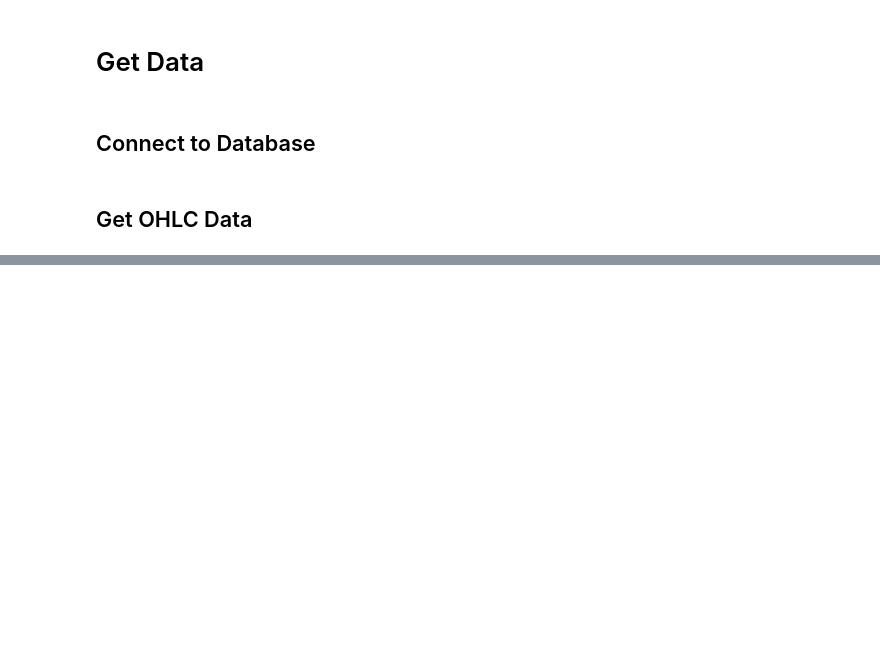
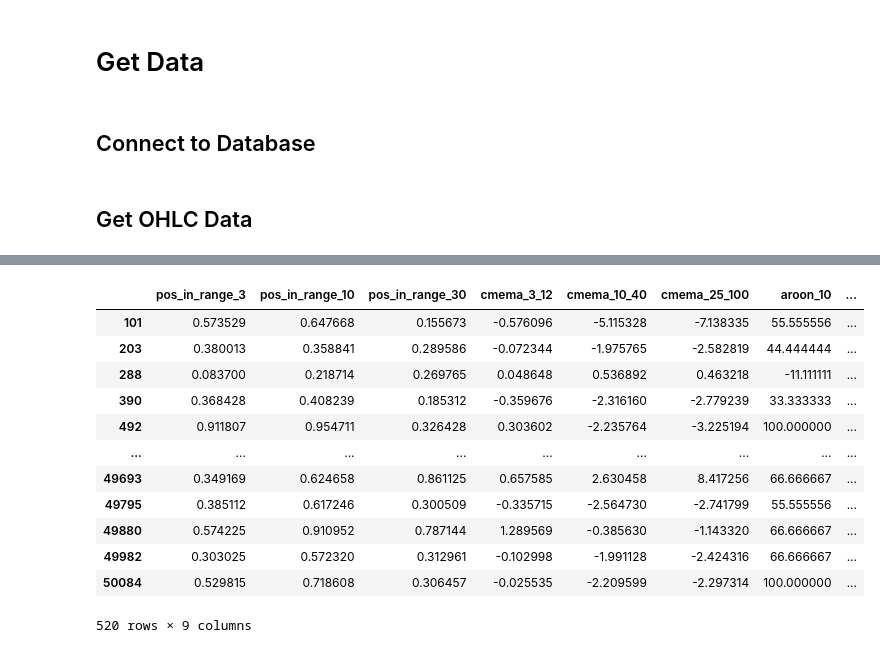
Before and after one commit to quantfiction/crypto_trading, a Jupyter notebook: notebooks/bnf_trading_notebook2.ipynb, the cells around one changed output, grey strips where cells are left out. Drawn from its saved outputs; the diff is of its cells as text; code cells hidden in the pictures; blank space fills up the shorter version.

```diff
--- a/notebooks/bnf_trading_notebook2.ipynb
+++ b/notebooks/bnf_trading_notebook2.ipynb
@@ -154,0 +361,20 @@ Candidate bindings: "df_ohlc_1d.open", "df_ohlc_1d.close"
+# %%
+current_feature_values = (
+    df_recent
+    [[
+        'datetime',
+        'pos_in_range_3',
+        'pos_in_range_10',
+        'pos_in_range_30',
+        'cmema_3_12',
+        'cmema_10_40',
+        'cmema_25_100',
+        'aroon_10',
+        'aroon_30',
+        'aroon_60',
+    ]]
+    # .query('datetime == "2024-04-08"')
+    # .sort_values(['datetime', 'pos_in_range_30d'], ascending=False)
+    # # .head(30)
+    .drop(['datetime'], axis='columns')
+)
@@ -154,0 +396,16 @@ Candidate bindings: "df_ohlc_1d.open", "df_ohlc_1d.close"
+# %%
+current_feature_values
+# %% [output]
+|  | pos_in_range_3 | pos_in_range_10 | pos_in_range_30 | cmema_3_12 | cmema_10_40 | cmema_25_100 | aroon_10 | ... |
+| 101 | 0.573529 | 0.647668 | 0.155673 | -0.576096 | -5.115328 | -7.138335 | 55.555556 | ... |
+| 203 | 0.380013 | 0.358841 | 0.289586 | -0.072344 | -1.975765 | -2.582819 | 44.444444 | ... |
+| 288 | 0.083700 | 0.218714 | 0.269765 | 0.048648 | 0.536892 | 0.463218 | -11.111111 | ... |
+| 390 | 0.368428 | 0.408239 | 0.185312 | -0.359676 | -2.316160 | -2.779239 | 33.333333 | ... |
+| 492 | 0.911807 | 0.954711 | 0.326428 | 0.303602 | -2.235764 | -3.225194 | 100.000000 | ... |
+| ... | ... | ... | ... | ... | ... | ... | ... | ... |
+| 49693 | 0.349169 | 0.624658 | 0.861125 | 0.657585 | 2.630458 | 8.417256 | 66.666667 | ... |
+| 49795 | 0.385112 | 0.617246 | 0.300509 | -0.335715 | -2.564730 | -2.741799 | 55.555556 | ... |
+| 49880 | 0.574225 | 0.910952 | 0.787144 | 1.289569 | -0.385630 | -1.143320 | 66.666667 | ... |
+| 49982 | 0.303025 | 0.572320 | 0.312961 | -0.102998 | -1.991128 | -2.424316 | 66.666667 | ... |
+| 50084 | 0.529815 | 0.718608 | 0.306457 | -0.025535 | -2.209599 | -2.297314 | 100.000000 | ... |
+520 rows × 9 columns
```
Also changed, not shown: parts of 52 cells of this notebook, 16 other files.
